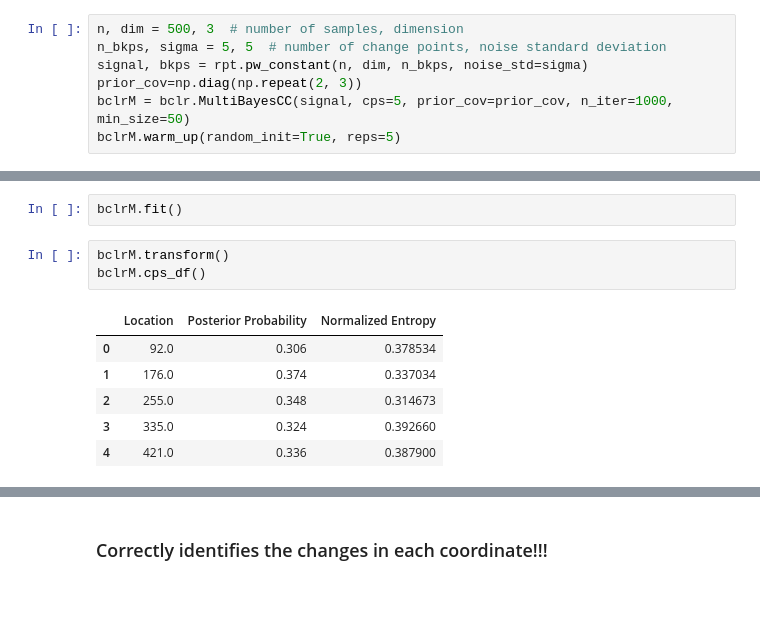
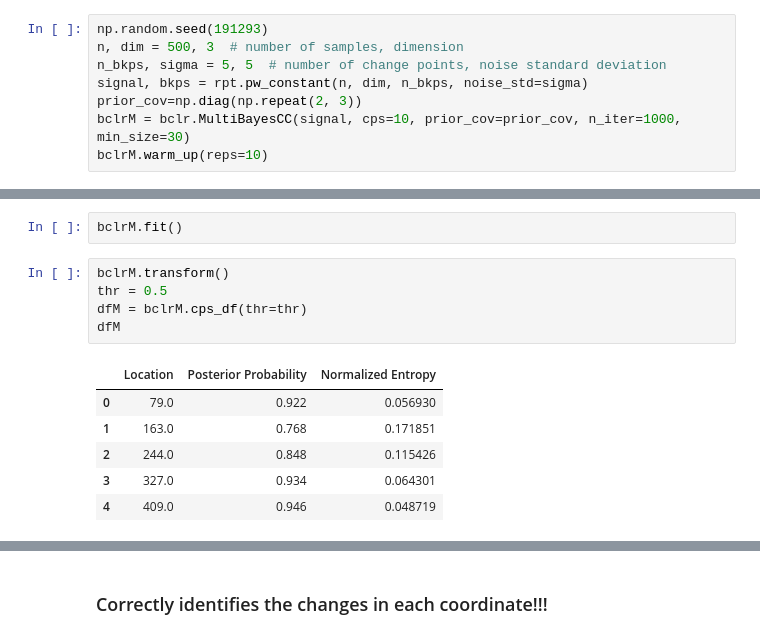
Before and after one commit to manilasoldier/bclr, a Jupyter notebook: bclr_multi_examples.ipynb, the cells around one changed output, grey strips where cells are left out. Saved outputs shown, nothing was run; the diff lists cells and outputs as text; blank space fills up the shorter version.

```diff
--- a/bclr_multi_examples.ipynb
+++ b/bclr_multi_examples.ipynb
@@ -14,9 +15,10 @@ ss = StandardScaler()
 # %% [markdown]
 Multiple changepoint demo
 # %%
+np.random.seed(191293)
 n, dim = 500, 3  # number of samples, dimension
 n_bkps, sigma = 5, 5  # number of change points, noise standard deviation
 signal, bkps = rpt.pw_constant(n, dim, n_bkps, noise_std=sigma)
 prior_cov=np.diag(np.repeat(2, 3))
-bclrM = bclr.MultiBayesCC(signal, cps=5, prior_cov=prior_cov, n_iter=1000, min_size=50)
-bclrM.warm_up(random_init=True, reps=5)
+bclrM = bclr.MultiBayesCC(signal, cps=10, prior_cov=prior_cov, n_iter=1000, min_size=30)
+bclrM.warm_up(reps=10)
@@ -28,11 +36,13 @@ print(bkps[:-1])
 bclrM.fit()
 # %%
 bclrM.transform()
-bclrM.cps_df()
+thr = 0.5
+dfM = bclrM.cps_df(thr=thr)
+dfM
 # %% [output]
 |  | Location | Posterior Probability | Normalized Entropy |
-| 0 | 92.0 | 0.306 | 0.378534 |
-| 1 | 176.0 | 0.374 | 0.337034 |
-| 2 | 255.0 | 0.348 | 0.314673 |
-| 3 | 335.0 | 0.324 | 0.392660 |
-| 4 | 421.0 | 0.336 | 0.387900 |
+| 0 | 79.0 | 0.922 | 0.056930 |
+| 1 | 163.0 | 0.768 | 0.171851 |
+| 2 | 244.0 | 0.848 | 0.115426 |
+| 3 | 327.0 | 0.934 | 0.064301 |
+| 4 | 409.0 | 0.946 | 0.048719 |
```
Also changed, not shown: parts of 21 cells of this notebook, 3 other files.
